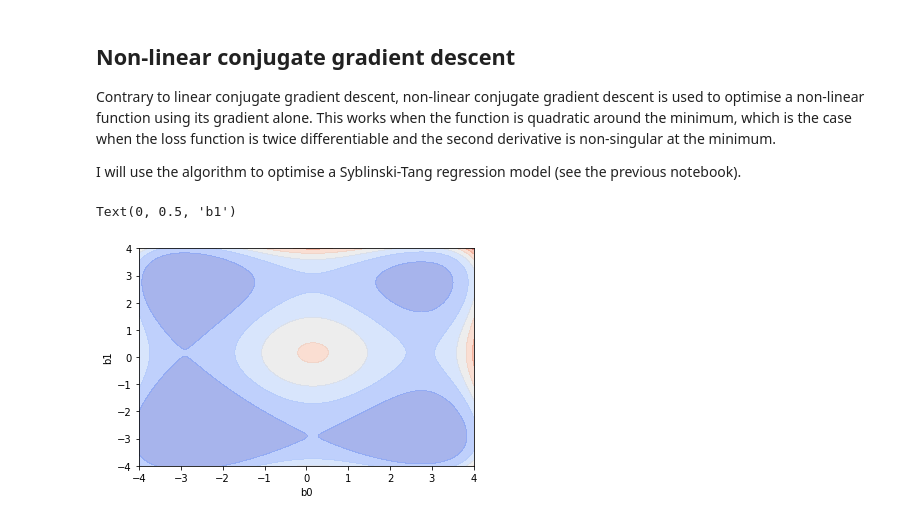
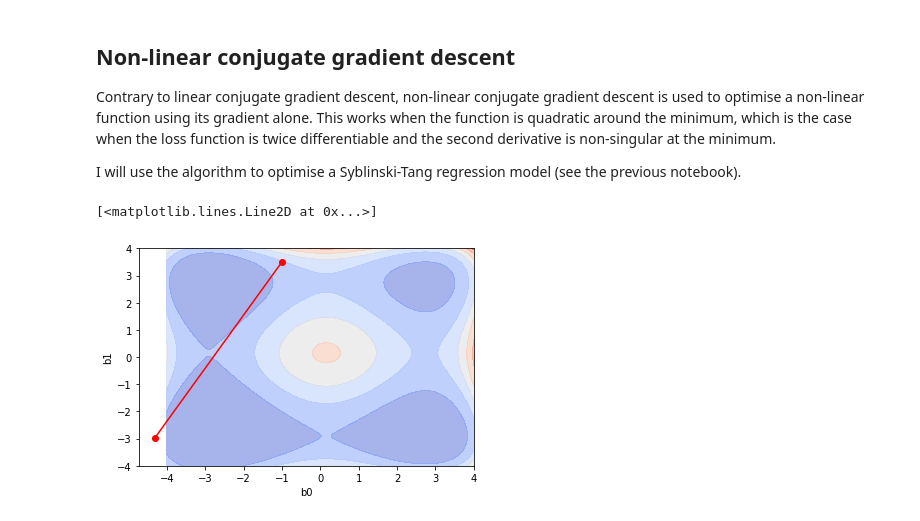
Before and after one commit to pablosuau/training, a Jupyter notebook: machine_learning/03_ml_theory/01_gradient_descent/02_conjugate_gradient_descent.ipynb, the cells around one changed output. Drawn from its saved outputs; the diff is of its cells as text; code cells hidden in the pictures.

Commit message:
feat: wip first iteration non linear conjugate

```diff
--- a/machine_learning/03_ml_theory/01_gradient_descent/02_conjugate_gradient_descent.ipynb
+++ b/machine_learning/03_ml_theory/01_gradient_descent/02_conjugate_gradient_descent.ipynb
@@ -122,13 +123,55 @@ b = np.power(b, 4) - 16 * np.power(b, 2) + 5 * b
 yp = 0.5 * np.dot(xp, b)
 yl = np.repeat(y, granularity * granularity).reshape(y.shape[0], granularity * granularity)
 l = np.mean(np.power(yl - yp, 2), axis = 0).reshape(granularity, granularity)
+# %%
+# Auxiliary function to calculate gradient
+def calculate_gradient(x, y, current_params):
+    # Both derivatives share the rightmost part
+    diff = 0
+    for i in range(2):
+        diff = diff +  (current_params[i] ** 4 - 16 * current_params[i] ** 2 + 5 * current_params[i]) * x
+    diff = y - 0.5 * diff
+    # Partial derivative with respect to b_1
+    d_b1 = -np.mean(np.multiply(x,
+                                np.multiply(4 * current_params[0] ** 3 - 32 * current_params[0] + 5,
+                                            diff)))
+    # Partial derivative with respect to b_2
+    d_b2 = -np.mean(np.multiply(x,
+                                np.multiply(4 * current_params[1] ** 3 - 32 * current_params[1] + 5,
+                                            diff)))
+
+    return [d_b1, d_b2]
+# %%
+# Auxiliary function for backtracking line search
+def line_search(current_params, gradient, beta):
+    current_params = np.array(current_params)
+    gradient = np.array(gradient)
+
+    def _f(params):
+        b = np.power(params, 4) - 16 * np.power(params, 2) + 5 * np.array(params)
+        yp = 0.5 * np.dot(xp, b)
+        return np.mean(np.power(y - yp, 2), axis = 0)
+
+    t = 1.0
+    while _f(current_params - t * gradient) > _f(current_params) - \
+                                              t/2.0 * norm(gradient, ord = 2):
+        t = t * beta
+
+    return t
+# %%
+# Non-linear conjugate gradient implementation
+w = [np.array(current_params[:])]
+# In the first iteration we used the direction of maximum gradient
+gradient = calculate_gradient(x, y, current_params)
+t = line_search(current_params, gradient, 0.99)
+w.append(list(np.array(w[-1]) - t * np.array(gradient))[:])
 # %%
 # Plot loss 2d and the gradient descent iterations
 fig, ax = plt.subplots()
 ax.contourf(p1, p2, l, cmap = cm.coolwarm, alpha = 0.5)
 ax.set_xlabel('b0')
 ax.set_ylabel('b1')
-#plt.plot(np.array(w)[:, 0], np.array(w)[:, 1], 'r-o')
+plt.plot(np.array(w)[:, 0], np.array(w)[:, 1], 'r-o')
 # %% [output]
-Text(0, 0.5, 'b1')
+[<matplotlib.lines.Line2D at 0x...>]
-[figure, old version]
+[figure, new version]
```
Also changed, not shown: parts of 2 cells of this notebook.
